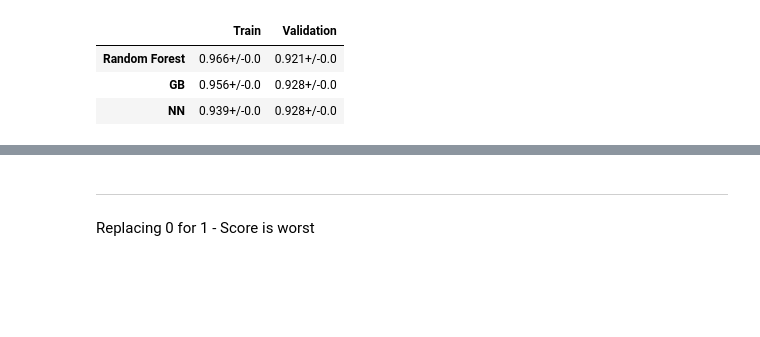
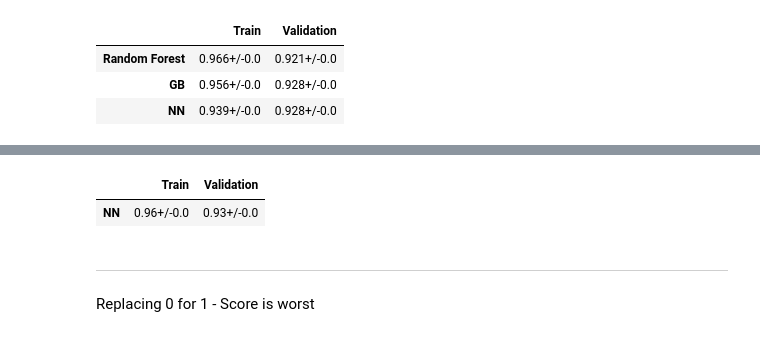
Before and after one commit to manelcbf/DSaML_Projects, a Jupyter notebook: Supervised_Learning/Supervised_Notebook_MF.ipynb, the cells around one changed output, grey strips where cells are left out. Cells and saved outputs as stored; diff of their text form; code cells hidden in the pictures; blank space fills up the shorter version.

```diff
--- a/Supervised_Learning/Supervised_Notebook_MF.ipynb
+++ b/Supervised_Learning/Supervised_Notebook_MF.ipynb
@@ -1634,3 +1719,25 @@ show_results(df, pd.DataFrame(data_final_scaled), target, model_RF,model_GB,mode
+# %%
+model_NN = MLPClassifier(hidden_layer_sizes=(75,75,75), activation = 'logistic', solver = 'adam', learning_rate_init = 0.01)
+# %%
+data_sel = data[['Longevity','TypeTravel','RoomType','Gender']+\
+#                 ['Comfort','Location', 'Amenities', 'Staff', 'OnlineBooking','PriceQuality']].copy()
+                ['Year_Birth','Comfort', 'FoodDrink', 'Location','Staff','Amenities','OnlineBooking','PriceQuality','CheckOut','Checkin','ReceptionSchedule']].copy()
+if 'Year_Birth' in data_sel.columns:
+            data_sel_mode = data_sel['Year_Birth'].mode()[0]
+            data_sel['Year_Birth'].fillna(data_sel_mode, inplace = True)
+catvars = data_sel.select_dtypes(exclude=np.number).set_index(data_sel.index).columns
+data_final_dummies = pd.get_dummies(data_sel, columns=catvars, drop_first=True)
+scaler = MinMaxScaler().fit(data_final_dummies)
+data_final_scaled = scaler.transform(data_final_dummies)
+
+pd.DataFrame(data_final_scaled).iloc[:,(pd.DataFrame(data_final_scaled).dtypes=='int64').values] = \
+pd.DataFrame(data_final_scaled).iloc[:,(pd.DataFrame(data_final_scaled).dtypes=='int64').values].astype(np.int8)
+
+df = pd.DataFrame(columns = ['Train','Validation'], index = ['NN'])
+show_results(df, pd.DataFrame(data_final_scaled), target, 5, model_NN)
+# %% [output]
+|  | Train | Validation |
+| NN | 0.96+/-0.0 | 0.93+/-0.0 |
 # %% [markdown]
 ----
 Replacing 0 for 1 - Score is worst
```
Also changed, not shown: parts of 32 cells of this notebook, 4 other files.
